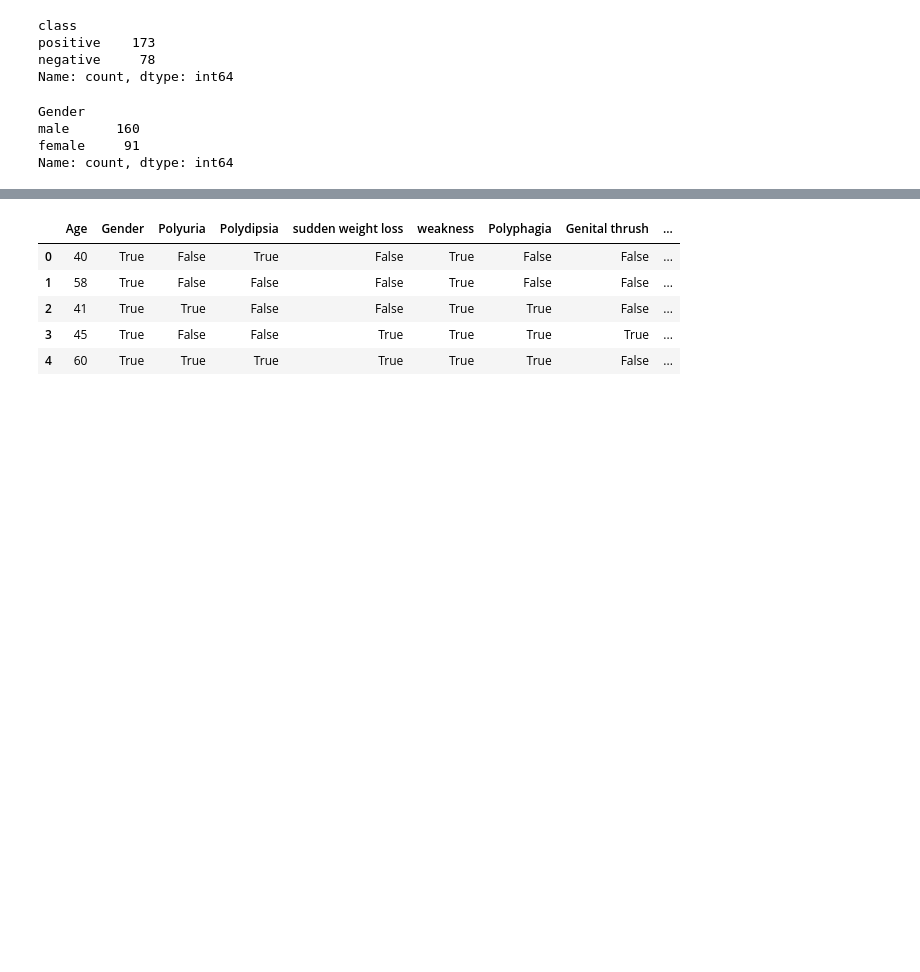
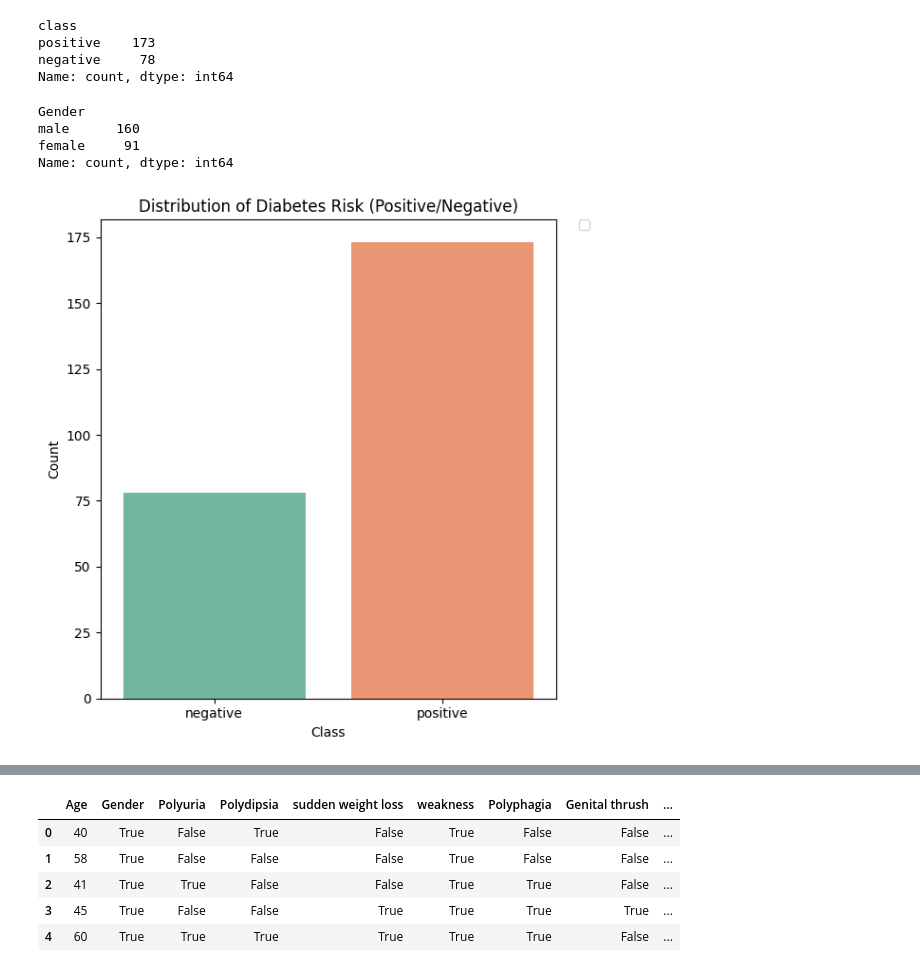
Before and after one commit to Ax3lrod/diabetes-risk-prediction-eda, a Jupyter notebook: eda.ipynb, the cells around one changed output, grey strips where cells are left out. Saved outputs shown, nothing was run; the diff lists cells and outputs as text; code cells hidden in the pictures; blank space fills up the shorter version.

```diff
--- a/eda.ipynb
+++ b/eda.ipynb
@@ -143,3 +143,15 @@ Gender
 male      160
 female     91
 Name: count, dtype: int64
+# %%
+# Visualisasi setiap label (class)
+plt.figure(figsize=(6, 6))
+sns.countplot(x='class', hue='class', data=data, palette='Set2')
+plt.title('Distribution of Diabetes Risk (Positive/Negative)')
+plt.xlabel('Class')
+plt.ylabel('Count')
+plt.legend(bbox_to_anchor=(1.05, 1), loc='upper left', borderaxespad=0)
+plt.tight_layout()
+plt.show()
+# %% [output]
+[figure, added]
```
Also changed, not shown: parts of 12 cells of this notebook.
